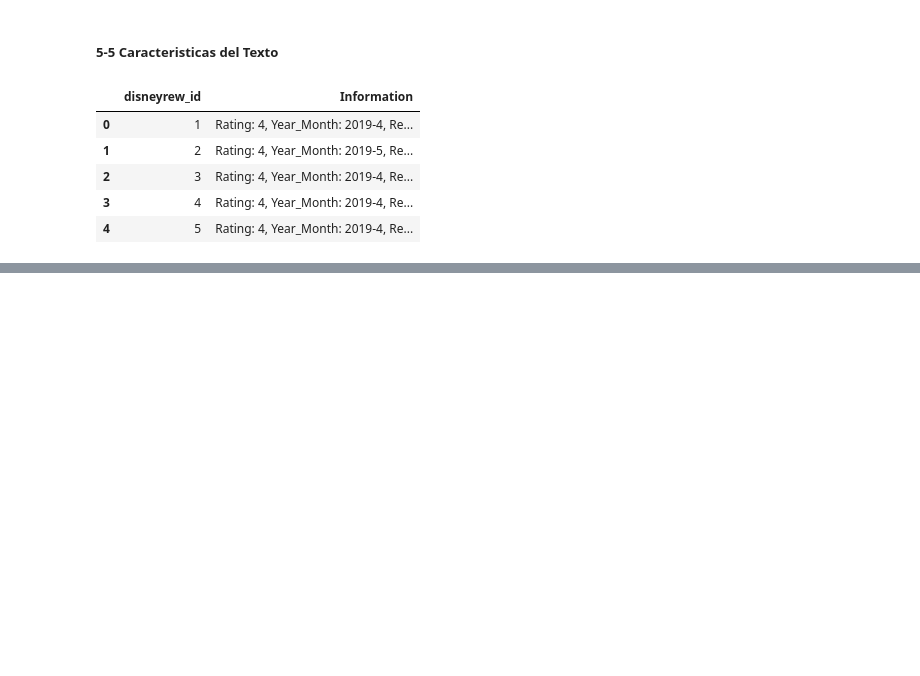
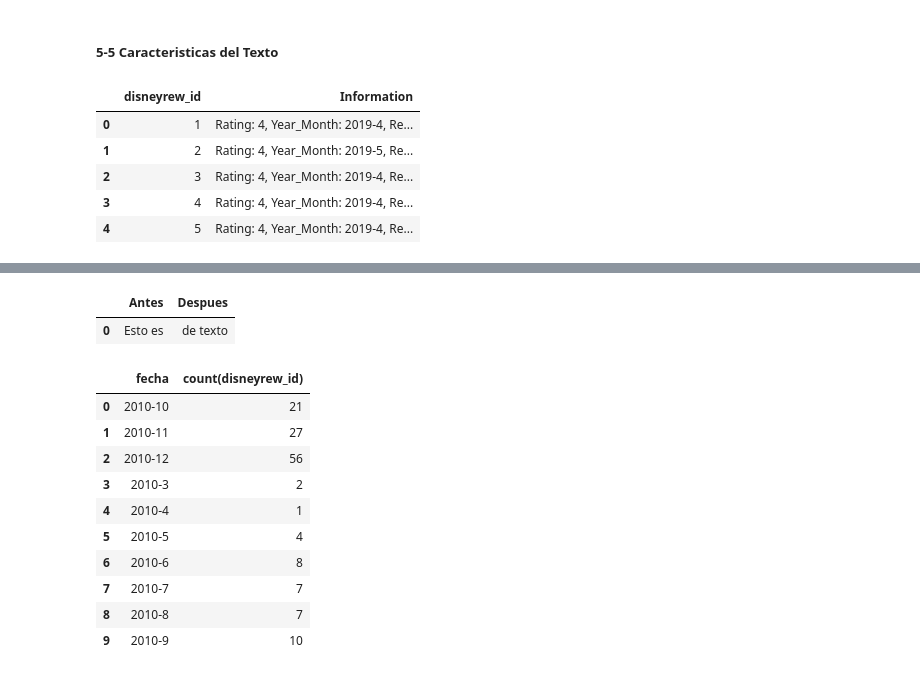
Before and after one commit to user14721068/SQL, a Jupyter notebook: 5.-Manejo de texto.ipynb, the cells around one changed output, grey strips where cells are left out. Cells and saved outputs as stored; diff of their text form; code cells hidden in the pictures; blank space fills up the shorter version.

```diff
--- a/5.-Manejo de texto.ipynb
+++ b/5.-Manejo de texto.ipynb
@@ -86,0 +199,46 @@ with pd.option_context(
+# %%
+# Función substring_index */
+# Esta funcion busca una cadena especificada por el usuario sobre una columa de tipo string y devuelve la cadena antes de ese string o despues de ese string. */
+# Si la cadena "un ejemplo" se repite varias veces en el string, la funcion tomara en cuenta solo la primera vez que aparezca */
+
+query="""
+select
+    substring_index("Esto es un ejemplo de texto","un ejemplo", 1) as Antes,
+    substring_index("Esto es un ejemplo de texto","un ejemplo",-1) as Despues;
+"""
+df = pd.read_sql_query(text(query), engine)
+with pd.option_context(
+    'display.max_colwidth', None,
+    'display.max_columns', None):
+    display(df.head())
+# %% [output]
+|  | Antes | Despues |
+| 0 | Esto es | de texto |
+# %%
+# Usar la funcion substring para extraer la fecha de la columna Infomrmation. Realizar un conteo de cuantas reseñas se hicieron por mes. Notemos que la fecha no esta en formato de fecha, sino como texto.
+
+query = """
+select
+    substring_index(substring_index(information,"Year_Month: ",-1),",",1) as fecha,
+    count(disneyrew_id)
+from
+    analisistexto.disneyrew
+group by
+    1
+order by
+    1;
+"""
+df = pd.read_sql_query(text(query), engine)
+df.head(10)
+# %% [output]
+|  | fecha | count(disneyrew_id) |
+| 0 | 2010-10 | 21 |
+| 1 | 2010-11 | 27 |
+| 2 | 2010-12 | 56 |
+| 3 | 2010-3 | 2 |
+| 4 | 2010-4 | 1 |
+| 5 | 2010-5 | 4 |
+| 6 | 2010-6 | 8 |
+| 7 | 2010-7 | 7 |
+| 8 | 2010-8 | 7 |
+| 9 | 2010-9 | 10 |
```
Also changed, not shown: parts of 13 cells of this notebook.
